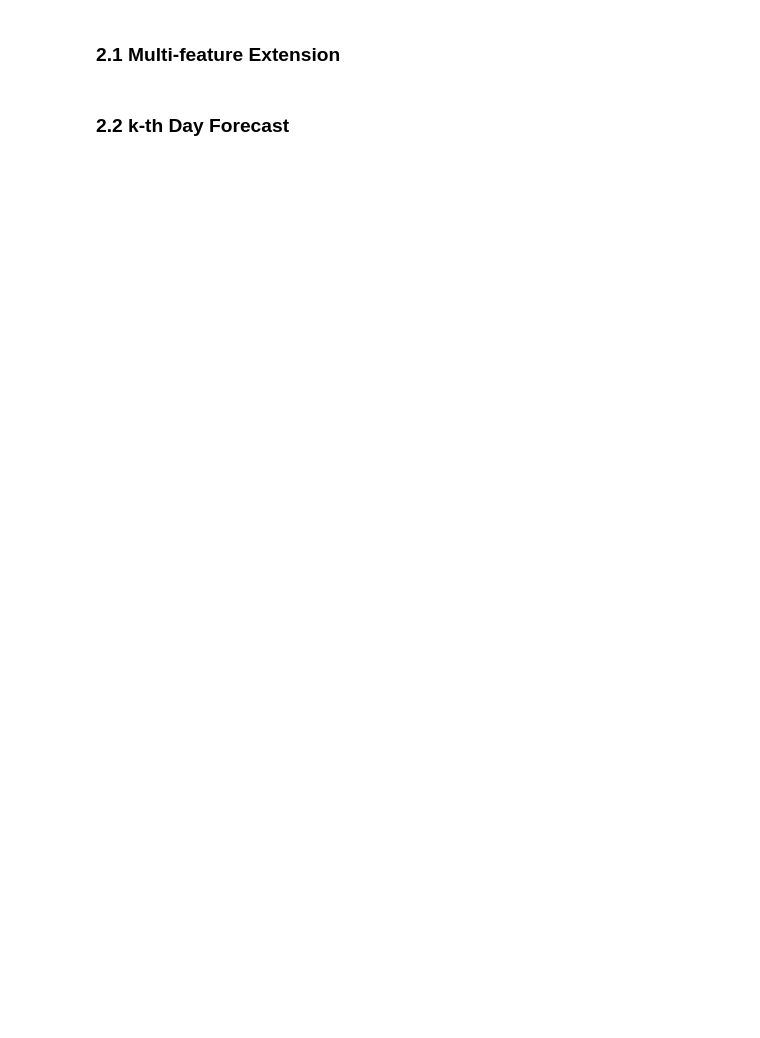
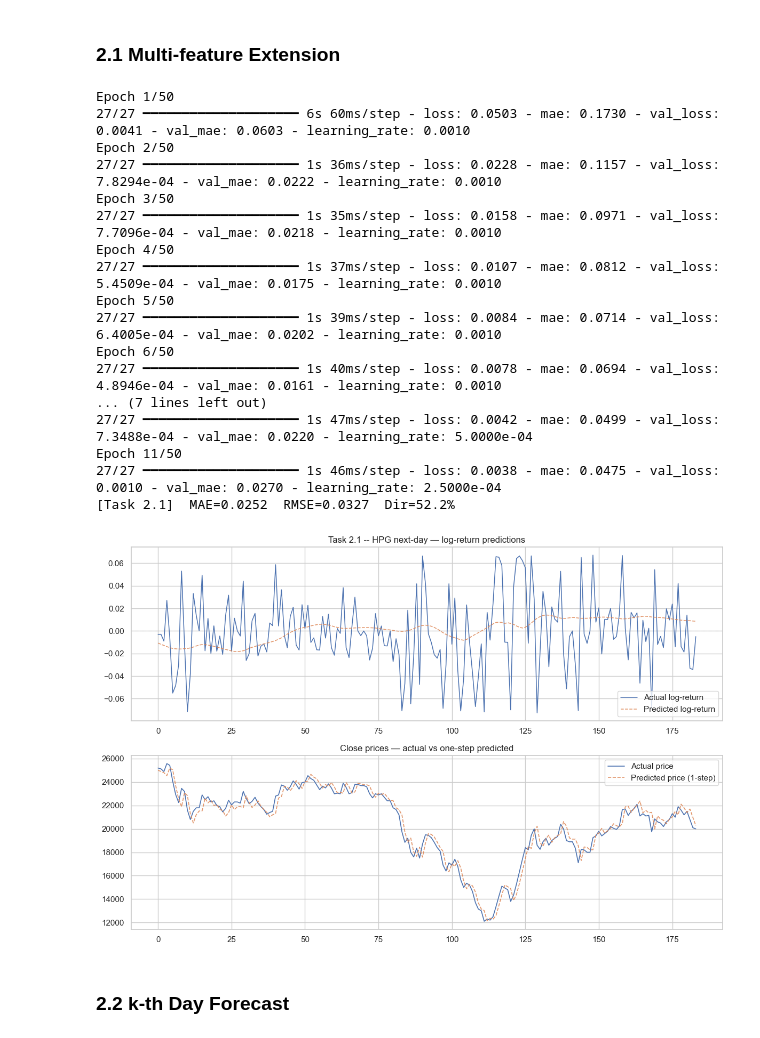
Before and after one commit to 28huyenhuynh/230163-DL4AI-project, a Jupyter notebook: 230163_project_notebook.ipynb, the cells around one changed output. Drawn from its saved outputs; the diff is of its cells as text; code cells hidden in the pictures; blank space fills up the shorter version.

```diff
--- a/230163_project_notebook.ipynb
+++ b/230163_project_notebook.ipynb
@@ -484,10 +543,29 @@ Rows: 1287 raw  →  1268 after cleaning
 ### 2.1 Multi-feature Extension
 # %%
 m21, sc21, yte21, ypred21, lc21, close21, ts21 = train_one(
-    vn[vn['Ticker'] == TICKER_VN], VN_FEATS, epochs=30, verbose=1)
+    vn[vn['Ticker'] == TICKER_VN], VN_FEATS, epochs=50, verbose=1)
 eval_regression(yte21, ypred21, '[Task 2.1]')
 plot_pred(yte21, ypred21, f'Task 2.1 -- {TICKER_VN} next-day',
           close_arr=close21, t_start=ts21)
+# %% [output]
+Epoch 1/50
+27/27 ━━━━━━━━━━━━━━━━━━━━ 6s 60ms/step - loss: 0.0503 - mae: 0.1730 - val_loss: 0.0041 - val_mae: 0.0603 - learning_rate: 0.0010
+Epoch 2/50
+27/27 ━━━━━━━━━━━━━━━━━━━━ 1s 36ms/step - loss: 0.0228 - mae: 0.1157 - val_loss: 7.8294e-04 - val_mae: 0.0222 - learning_rate: 0.0010
+Epoch 3/50
+27/27 ━━━━━━━━━━━━━━━━━━━━ 1s 35ms/step - loss: 0.0158 - mae: 0.0971 - val_loss: 7.7096e-04 - val_mae: 0.0218 - learning_rate: 0.0010
+Epoch 4/50
+27/27 ━━━━━━━━━━━━━━━━━━━━ 1s 37ms/step - loss: 0.0107 - mae: 0.0812 - val_loss: 5.4509e-04 - val_mae: 0.0175 - learning_rate: 0.0010
+Epoch 5/50
+27/27 ━━━━━━━━━━━━━━━━━━━━ 1s 39ms/step - loss: 0.0084 - mae: 0.0714 - val_loss: 6.4005e-04 - val_mae: 0.0202 - learning_rate: 0.0010
+Epoch 6/50
+27/27 ━━━━━━━━━━━━━━━━━━━━ 1s 40ms/step - loss: 0.0078 - mae: 0.0694 - val_loss: 4.8946e-04 - val_mae: 0.0161 - learning_rate: 0.0010
+... (7 lines left out)
+27/27 ━━━━━━━━━━━━━━━━━━━━ 1s 47ms/step - loss: 0.0042 - mae: 0.0499 - val_loss: 7.3488e-04 - val_mae: 0.0220 - learning_rate: 5.0000e-04
+Epoch 11/50
+27/27 ━━━━━━━━━━━━━━━━━━━━ 1s 46ms/step - loss: 0.0038 - mae: 0.0475 - val_loss: 0.0010 - val_mae: 0.0270 - learning_rate: 2.5000e-04
+[Task 2.1]  MAE=0.0252  RMSE=0.0327  Dir=52.2%
+[figure, added]
 # %% [markdown]
 ### 2.2 k-th Day Forecast
 # %%
```
Also changed, not shown: parts of 24 cells of this notebook, 6 other files.
